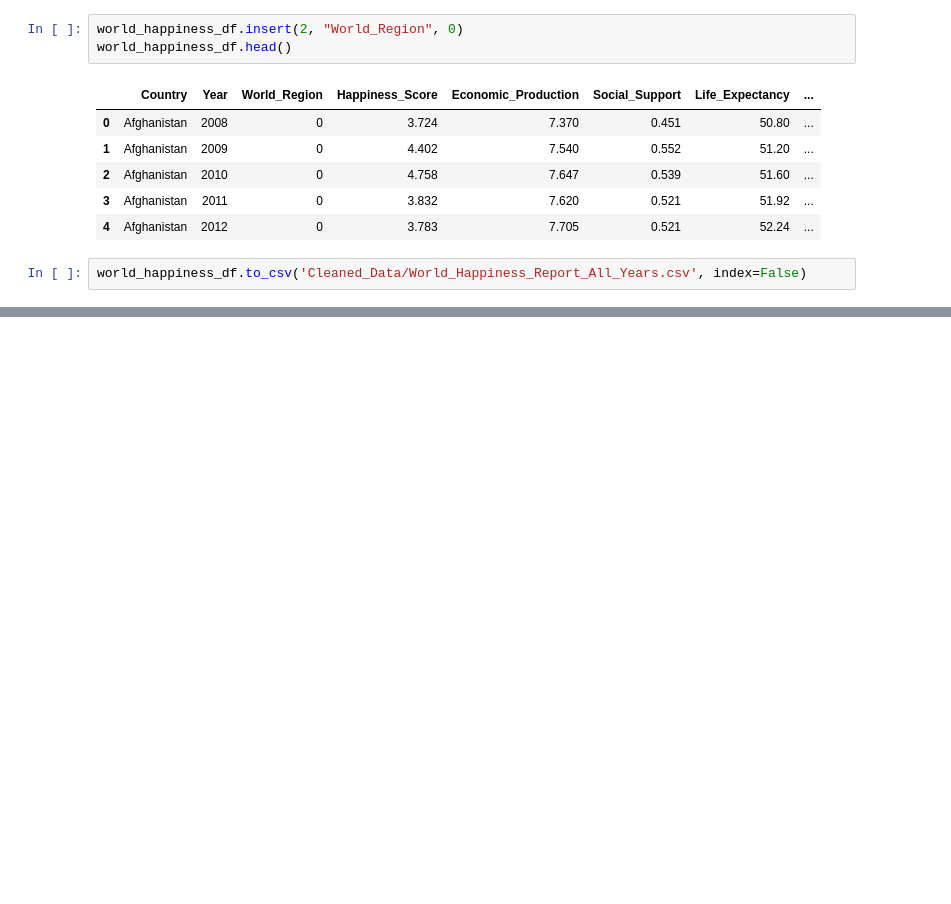
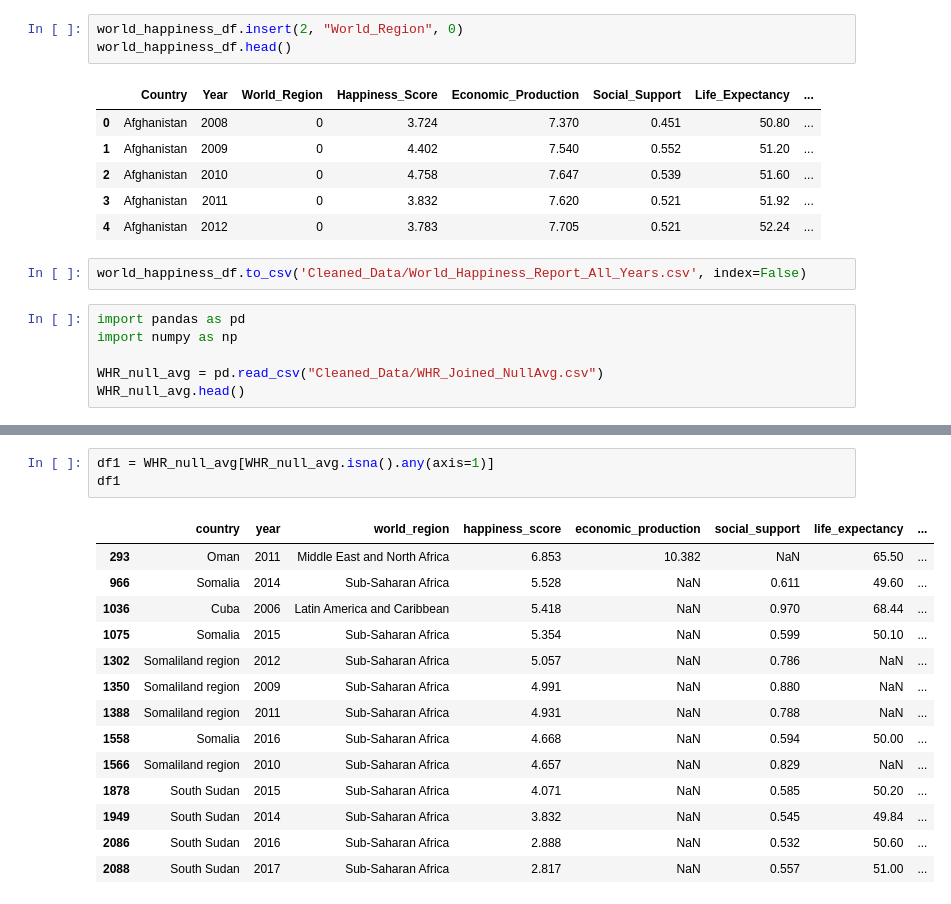
Before and after one commit to Wavelydavely/World_Happiness_Report, a Jupyter notebook: WHR_Data_Prep.ipynb, the cells around one changed output, grey strips where cells are left out. Drawn from its saved outputs; the diff is of its cells as text; blank space fills up the shorter version.

Commit message:
noNull

```diff
--- a/WHR_Data_Prep.ipynb
+++ b/WHR_Data_Prep.ipynb
@@ -115,3 +115,9 @@ world_happiness_df.head()
 | 4 | Afghanistan | 2012 | 0 | 3.783 | 7.705 | 0.521 | 52.24 | ... |
 # %%
 world_happiness_df.to_csv('Cleaned_Data/World_Happiness_Report_All_Years.csv', index=False)
+# %%
+import pandas as pd
+import numpy as np
+
+WHR_null_avg = pd.read_csv("Cleaned_Data/WHR_Joined_NullAvg.csv")
+WHR_null_avg.head()
@@ -117,0 +131,18 @@ world_happiness_df.to_csv('Cleaned_Data/World_Happiness_Report_All_Years.csv', i
+# %%
+df1 = WHR_null_avg[WHR_null_avg.isna().any(axis=1)]
+df1
+# %% [output]
+|  | country | year | world_region | happiness_score | economic_production | social_support | life_expectancy | ... |
+| 293 | Oman | 2011 | Middle East and North Africa | 6.853 | 10.382 | NaN | 65.50 | ... |
+| 966 | Somalia | 2014 | Sub-Saharan Africa | 5.528 | NaN | 0.611 | 49.60 | ... |
+| 1036 | Cuba | 2006 | Latin America and Caribbean | 5.418 | NaN | 0.970 | 68.44 | ... |
+| 1075 | Somalia | 2015 | Sub-Saharan Africa | 5.354 | NaN | 0.599 | 50.10 | ... |
+| 1302 | Somaliland region | 2012 | Sub-Saharan Africa | 5.057 | NaN | 0.786 | NaN | ... |
+| 1350 | Somaliland region | 2009 | Sub-Saharan Africa | 4.991 | NaN | 0.880 | NaN | ... |
+| 1388 | Somaliland region | 2011 | Sub-Saharan Africa | 4.931 | NaN | 0.788 | NaN | ... |
+| 1558 | Somalia | 2016 | Sub-Saharan Africa | 4.668 | NaN | 0.594 | 50.00 | ... |
+| 1566 | Somaliland region | 2010 | Sub-Saharan Africa | 4.657 | NaN | 0.829 | NaN | ... |
+| 1878 | South Sudan | 2015 | Sub-Saharan Africa | 4.071 | NaN | 0.585 | 50.20 | ... |
+| 1949 | South Sudan | 2014 | Sub-Saharan Africa | 3.832 | NaN | 0.545 | 49.84 | ... |
+| 2086 | South Sudan | 2016 | Sub-Saharan Africa | 2.888 | NaN | 0.532 | 50.60 | ... |
+| 2088 | South Sudan | 2017 | Sub-Saharan Africa | 2.817 | NaN | 0.557 | 51.00 | ... |
```
Also changed, not shown: parts of 3 cells of this notebook, 1 other file.
